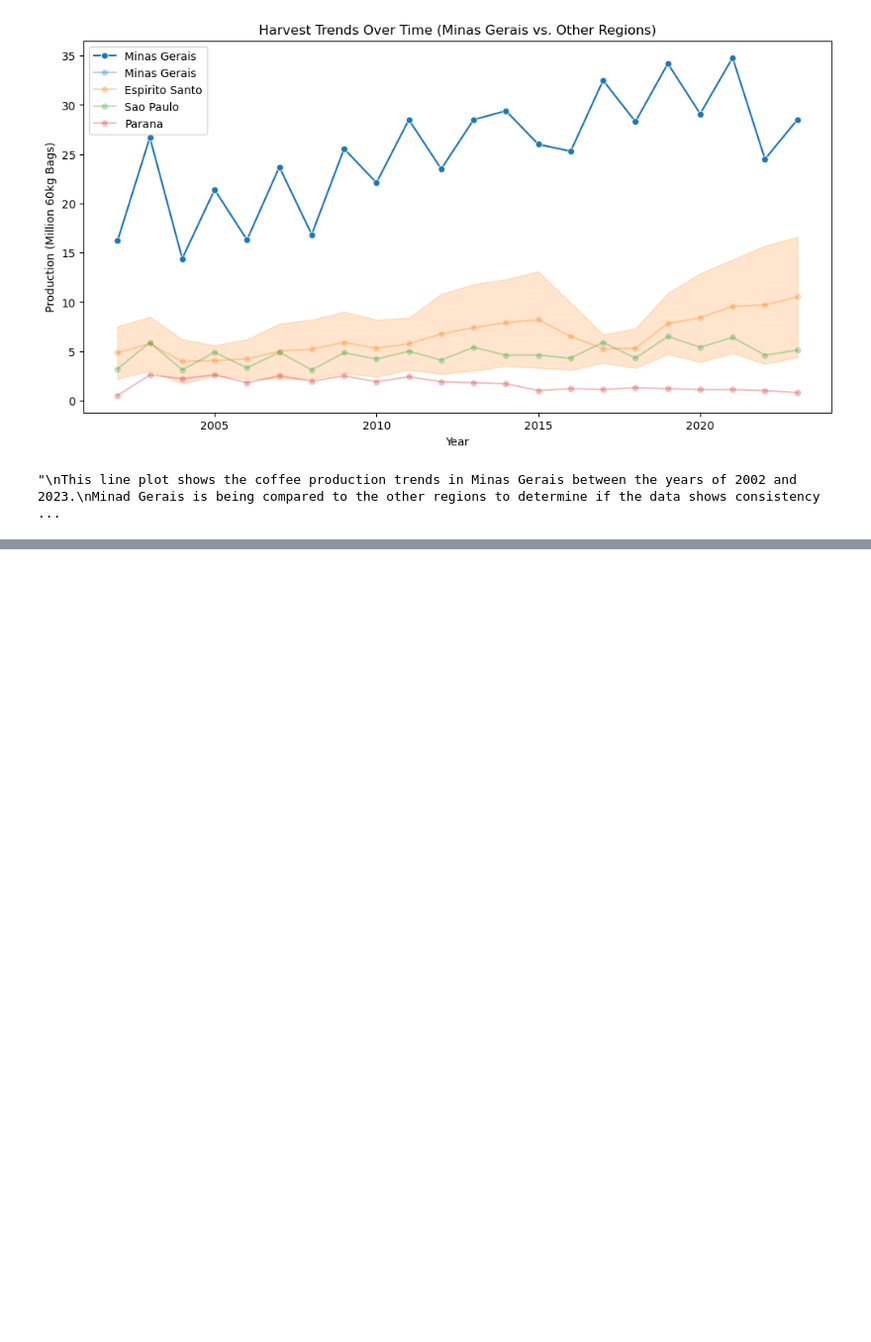
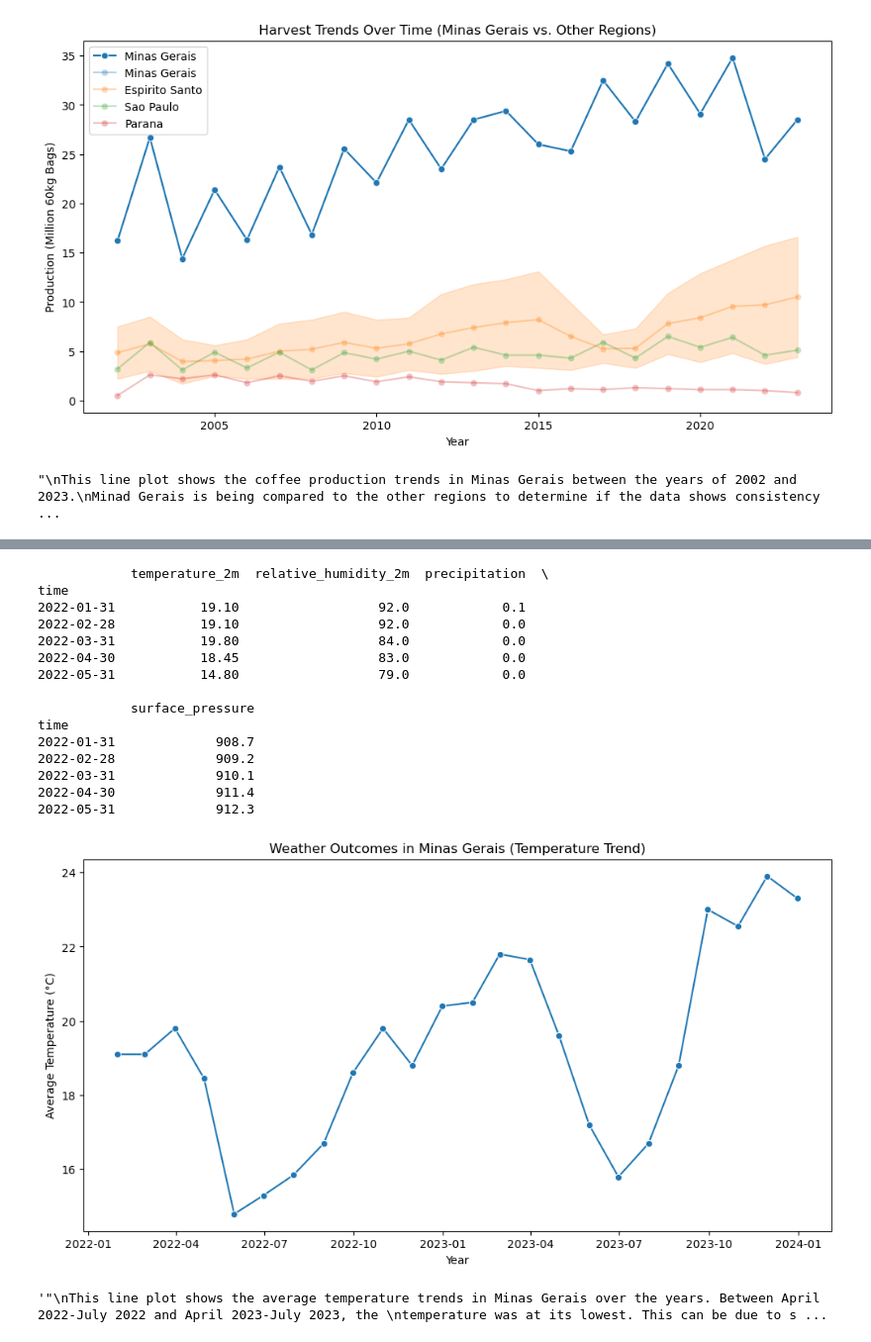
Before and after one commit to Elorna-Pierre/-TLAB_3_Weather_API_Data_Engineering-, a Jupyter notebook: notebooks/weather.ipynb, the cells around one changed output, grey strips where cells are left out. Shown at 99% size. Cells and saved outputs as stored; diff of their text form; code cells hidden in the pictures; blank space fills up the shorter version.

```diff
--- a/notebooks/weather.ipynb
+++ b/notebooks/weather.ipynb
@@ -74,0 +103,42 @@ We can see that Minas Gerais contributes most of Brazil's coffee production.
+# %%
+
+df_weather = pd.read_csv("/Users/sa3/Desktop/TLAB3/csv/weather_data.csv")
+df_weather.dropna(inplace=True)
+df_weather["time"] = pd.to_datetime(df_weather["time"])
+df_weather.set_index("time", inplace=True)
+print(df_weather.head())
+
+# Temperature Trend in Minas Gerais
+plt.figure(figsize=(12, 6))
+sns.lineplot(data=df_weather, x="time", y="temperature_2m", marker="o")
+plt.title("Weather Outcomes in Minas Gerais (Temperature Trend)")
+plt.xlabel("Year")
+plt.ylabel("Average Temperature (°C)")
+plt.show()
+# %% [output]
+            temperature_2m  relative_humidity_2m  precipitation  \
+time
+2022-01-31           19.10                  92.0            0.1
+2022-02-28           19.10                  92.0            0.0
+2022-03-31           19.80                  84.0            0.0
+2022-04-30           18.45                  83.0            0.0
+2022-05-31           14.80                  79.0            0.0
+
+            surface_pressure
+time
+2022-01-31             908.7
+2022-02-28             909.2
+2022-03-31             910.1
+2022-04-30             911.4
+2022-05-31             912.3
+[figure, added]
+# %%
+""""""""""
+This line plot shows the average temperature trends in Minas Gerais over the years. Between April 2022-July 2022 and April 2023-July 2023, the
+temperature was at its lowest. This can be due to seasonal changes such as when the temperature naturally decreases in winter
+which causes less direct sunlight. This will result in a decrease in coffee production. The temperature is at its highest between Octiober 2022 and
+January 2023. This is when the temperature is at its highest and the sun is at its brightest. This will result in an increase in coffee production.
+
+"""""""""
+# %% [output]
+'"\nThis line plot shows the average temperature trends in Minas Gerais over the years. Between April 2022-July 2022 and April 2023-July 2023, the \ntemperature was at its lowest. This can be due to s ...
```
Also changed, not shown: parts of 6 cells of this notebook, 1 other file.
